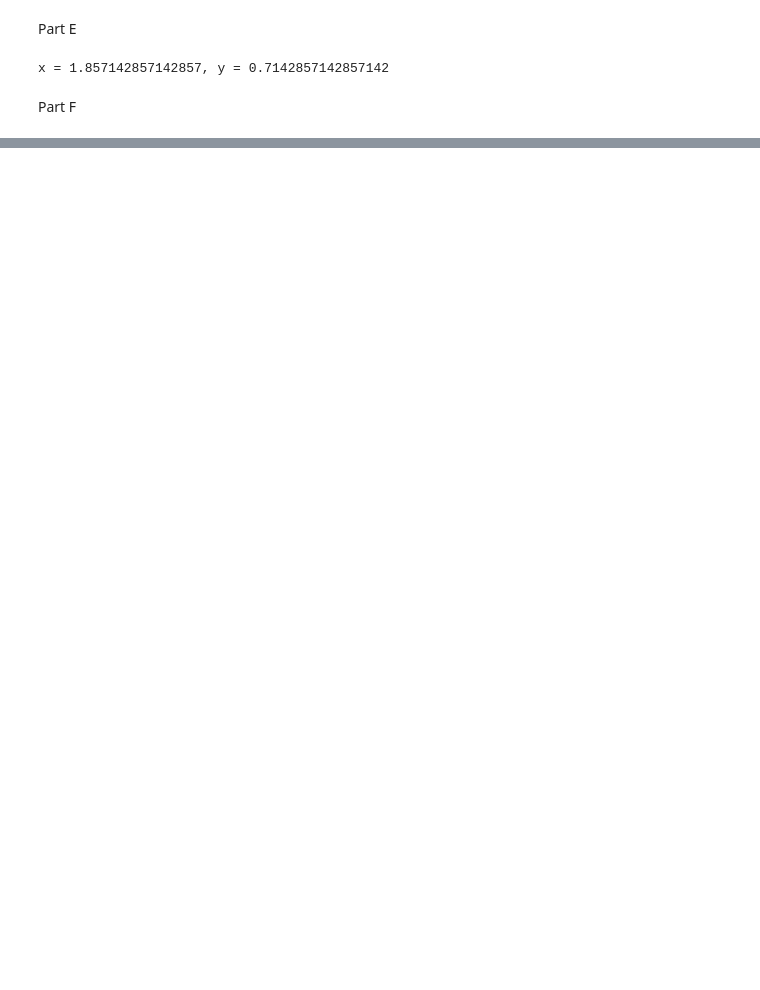
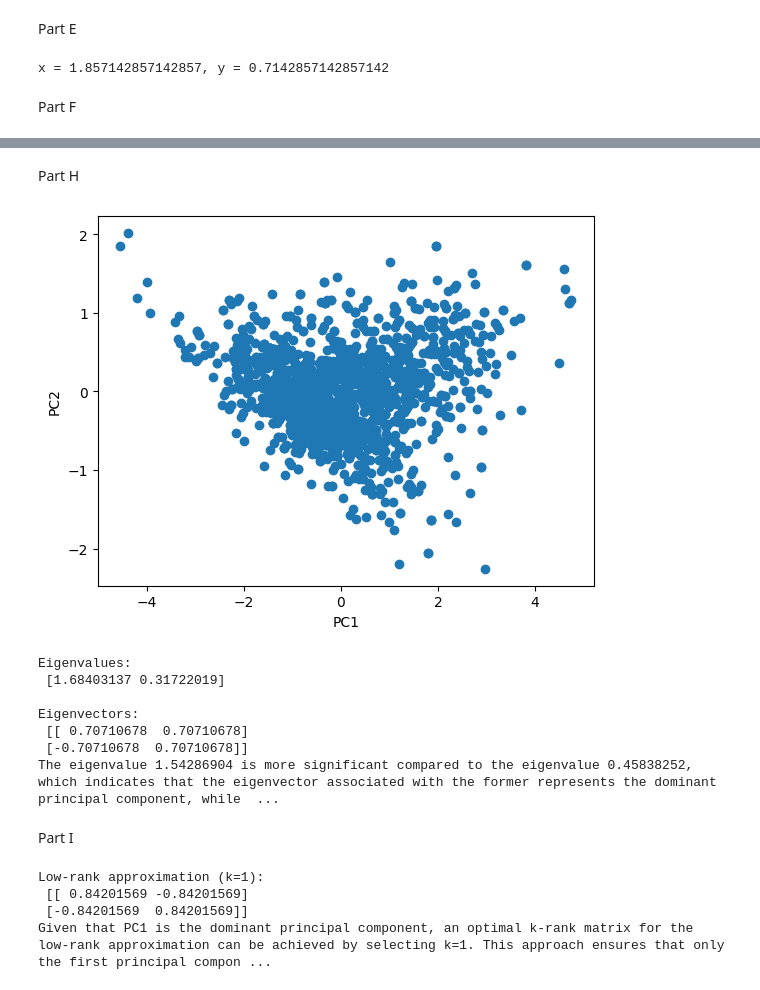
Before and after one commit to jackphtran/HW3, a Jupyter notebook: HW3.ipynb, the cells around one changed output, grey strips where cells are left out. Drawn from its saved outputs; the diff is of its cells as text; code cells hidden in the pictures; blank space fills up the shorter version.

```diff
--- a/HW3.ipynb
+++ b/HW3.ipynb
@@ -121,0 +298,62 @@ Part F
+# %% [markdown]
+Part H
+# %%
+import pandas as pd
+
+data_red = pd.read_csv(r"C:\Users\John\Desktop\Jack Stuff\Data Sets\winequality-red.csv", delimiter=";")
+
+# extract tartaric acid and pH data
+tartaric_acid = data_red["fixed acidity"].values.astype(float)
+pH = data_red["pH"].values.astype(float)
+
+# standardize data
+data = np.array([tartaric_acid, pH])
+X = (data - np.mean(data, axis=1, keepdims=True)) / np.std(data, axis=1, keepdims=True)
+
+# calculate covariance matrix
+cov = np.cov(X)
+
+# calculate eigenvalues and eigenvectors
+eigenvalues, eigenvectors = np.linalg.eig(cov)
+
+# sort eigenvalues and eigenvectors
+idx = eigenvalues.argsort()[::-1]
+eigenvalues = eigenvalues[idx]
+eigenvectors = eigenvectors[:, idx]
+
+# calculate principal components
+Y = eigenvectors.T @ X
+
+# plot principal components
+plt.scatter(Y[0], Y[1])
+plt.xlabel('PC1')
+plt.ylabel('PC2')
+plt.show()
+
+
+print('Eigenvalues:\n', eigenvalues)
+print('\nEigenvectors:\n', eigenvectors)
+print('The eigenvalue 1.54286904 is more significant compared to the eigenvalue 0.45838252, which indicates that the eigenvector associated with the former represents the dominant principal component, while the eigenvector connected to the latter serves as the subordinate principal component. Therefore, the eigenvector matrix\'s first column denotes the dominant principal component, while the second column signifies the subordinate principal component.')
+# %% [output]
+[figure, added]
+Eigenvalues:
+ [1.68403137 0.31722019]
+
+Eigenvectors:
+ [[ 0.70710678  0.70710678]
+ [-0.70710678  0.70710678]]
+The eigenvalue 1.54286904 is more significant compared to the eigenvalue 0.45838252, which indicates that the eigenvector associated with the former represents the dominant principal component, while  ...
+# %% [markdown]
+Part I
+# %%
+k = 1
+approx_data = np.dot(eigenvectors[:, :k], np.dot(np.diag(eigenvalues[:k]), eigenvectors[:, :k].T))
+
+print('Low-rank approximation (k=1):\n', approx_data)
+
+print('Given that PC1 is the dominant principal component, an optimal k-rank matrix for the low-rank approximation can be achieved by selecting k=1. This approach ensures that only the first principal component is preserved, retaining the most essential features of the original data while simultaneously reducing its dimensionality to a 1-dimensional subspace.')
+# %% [output]
+Low-rank approximation (k=1):
+ [[ 0.84201569 -0.84201569]
+ [-0.84201569  0.84201569]]
+Given that PC1 is the dominant principal component, an optimal k-rank matrix for the low-rank approximation can be achieved by selecting k=1. This approach ensures that only the first principal compon ...
```
Also changed, not shown: parts of 6 cells of this notebook.
